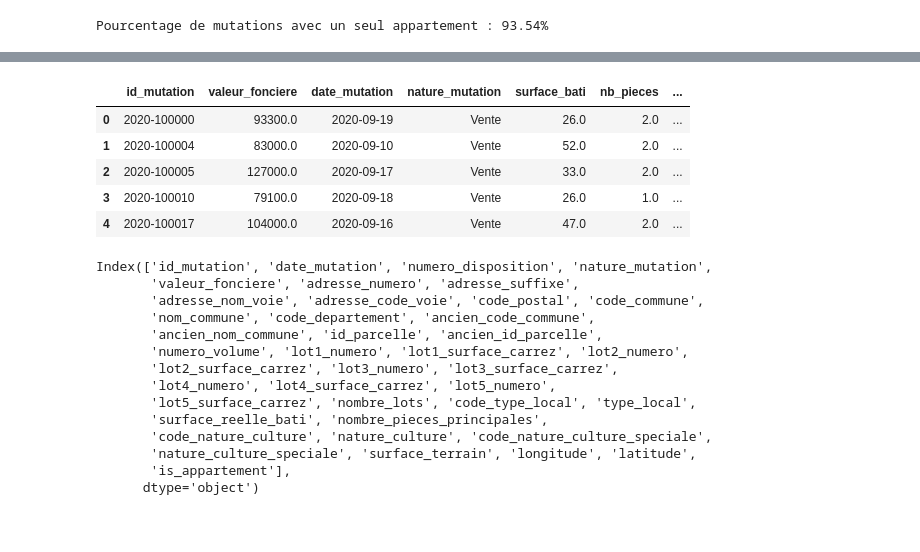
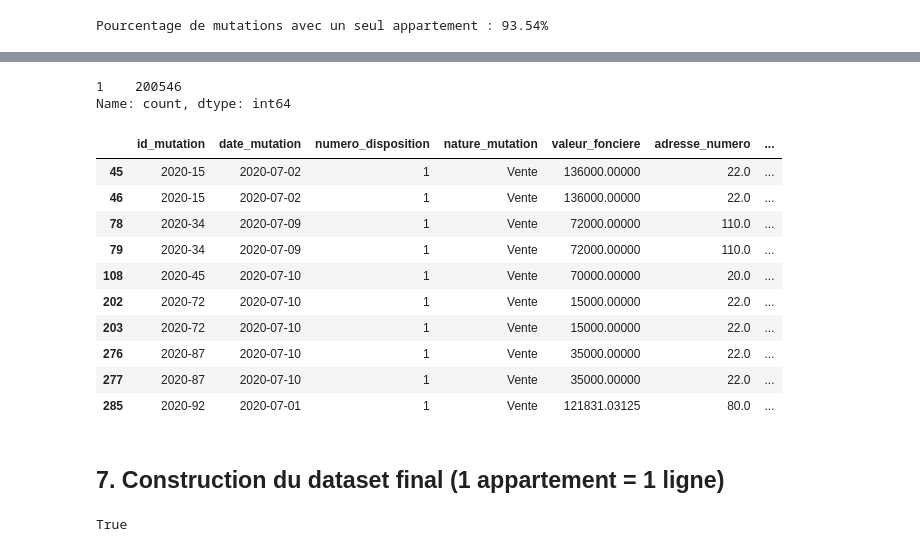
Before and after one commit to standemdem/compagnon-immobilier, a Jupyter notebook: notebooks/05_EDA_.ipynb, the cells around one changed output, grey strips where cells are left out. Drawn from its saved outputs; the diff is of its cells as text; code cells hidden in the pictures; blank space fills up the shorter version.

Commit message:
finalisation de la création du dataset exploitable

```diff
--- a/notebooks/05_EDA_.ipynb
+++ b/notebooks/05_EDA_.ipynb
@@ -310,32 +325,27 @@ def agg_appartement(g: pd.DataFrame) -> pd.Series:
 # %%
-df_app_agg = (
-    df_ventes_app_clean
+# Vérification que chaque mutation n'a qu'un seul appartement
+(
+df_ventes_app_final[df_ventes_app_final["is_appartement"]]
     .groupby("id_mutation")
-    .apply(agg_appartement)
-    .reset_index()
+    .size()
+    .value_counts()
 )
-df_app_agg.head()
 # %% [output]
-|  | id_mutation | valeur_fonciere | date_mutation | nature_mutation | surface_bati | nb_pieces | ... |
-| 0 | 2020-100000 | 93300.0 | 2020-09-19 | Vente | 26.0 | 2.0 | ... |
-| 1 | 2020-100004 | 83000.0 | 2020-09-10 | Vente | 52.0 | 2.0 | ... |
-| 2 | 2020-100005 | 127000.0 | 2020-09-17 | Vente | 33.0 | 2.0 | ... |
-| 3 | 2020-100010 | 79100.0 | 2020-09-18 | Vente | 26.0 | 1.0 | ... |
-| 4 | 2020-100017 | 104000.0 | 2020-09-16 | Vente | 47.0 | 2.0 | ... |
+1    200546
+Name: count, dtype: int64
 # %%
-df_ventes_app_clean.columns
+df_ventes_app_final.head(10)
 # %% [output]
-Index(['id_mutation', 'date_mutation', 'numero_disposition', 'nature_mutation',
-       'valeur_fonciere', 'adresse_numero', 'adresse_suffixe',
-       'adresse_nom_voie', 'adresse_code_voie', 'code_postal', 'code_commune',
-       'nom_commune', 'code_departement', 'ancien_code_commune',
-       'ancien_nom_commune', 'id_parcelle', 'ancien_id_parcelle',
-       'numero_volume', 'lot1_numero', 'lot1_surface_carrez', 'lot2_numero',
-       'lot2_surface_carrez', 'lot3_numero', 'lot3_surface_carrez',
-       'lot4_numero', 'lot4_surface_carrez', 'lot5_numero',
-       'lot5_surface_carrez', 'nombre_lots', 'code_type_local', 'type_local',
-       'surface_reelle_bati', 'nombre_pieces_principales',
-       'code_nature_culture', 'nature_culture', 'code_nature_culture_speciale',
-       'nature_culture_speciale', 'surface_terrain', 'longitude', 'latitude',
-       'is_appartement'],
-      dtype='object')
+|  | id_mutation | date_mutation | numero_disposition | nature_mutation | valeur_fonciere | adresse_numero | ... |
+| 45 | 2020-15 | 2020-07-02 | 1 | Vente | 136000.00000 | 22.0 | ... |
+| 46 | 2020-15 | 2020-07-02 | 1 | Vente | 136000.00000 | 22.0 | ... |
+| 78 | 2020-34 | 2020-07-09 | 1 | Vente | 72000.00000 | 110.0 | ... |
+| 79 | 2020-34 | 2020-07-09 | 1 | Vente | 72000.00000 | 110.0 | ... |
+| 108 | 2020-45 | 2020-07-10 | 1 | Vente | 70000.00000 | 20.0 | ... |
+| 202 | 2020-72 | 2020-07-10 | 1 | Vente | 15000.00000 | 22.0 | ... |
+| 203 | 2020-72 | 2020-07-10 | 1 | Vente | 15000.00000 | 22.0 | ... |
+| 276 | 2020-87 | 2020-07-10 | 1 | Vente | 35000.00000 | 22.0 | ... |
+| 277 | 2020-87 | 2020-07-10 | 1 | Vente | 35000.00000 | 22.0 | ... |
+| 285 | 2020-92 | 2020-07-01 | 1 | Vente | 121831.03125 | 80.0 | ... |
+# %% [markdown]
+## 7. Construction du dataset final (1 appartement = 1 ligne)
@@ -341,0 +379,4 @@ Index(['id_mutation', 'date_mutation', 'numero_disposition', 'nature_mutation',
+# %%
+df_app_final["id_mutation"].is_unique
+# %% [output]
+True
```
Also changed, not shown: parts of 19 cells of this notebook.
